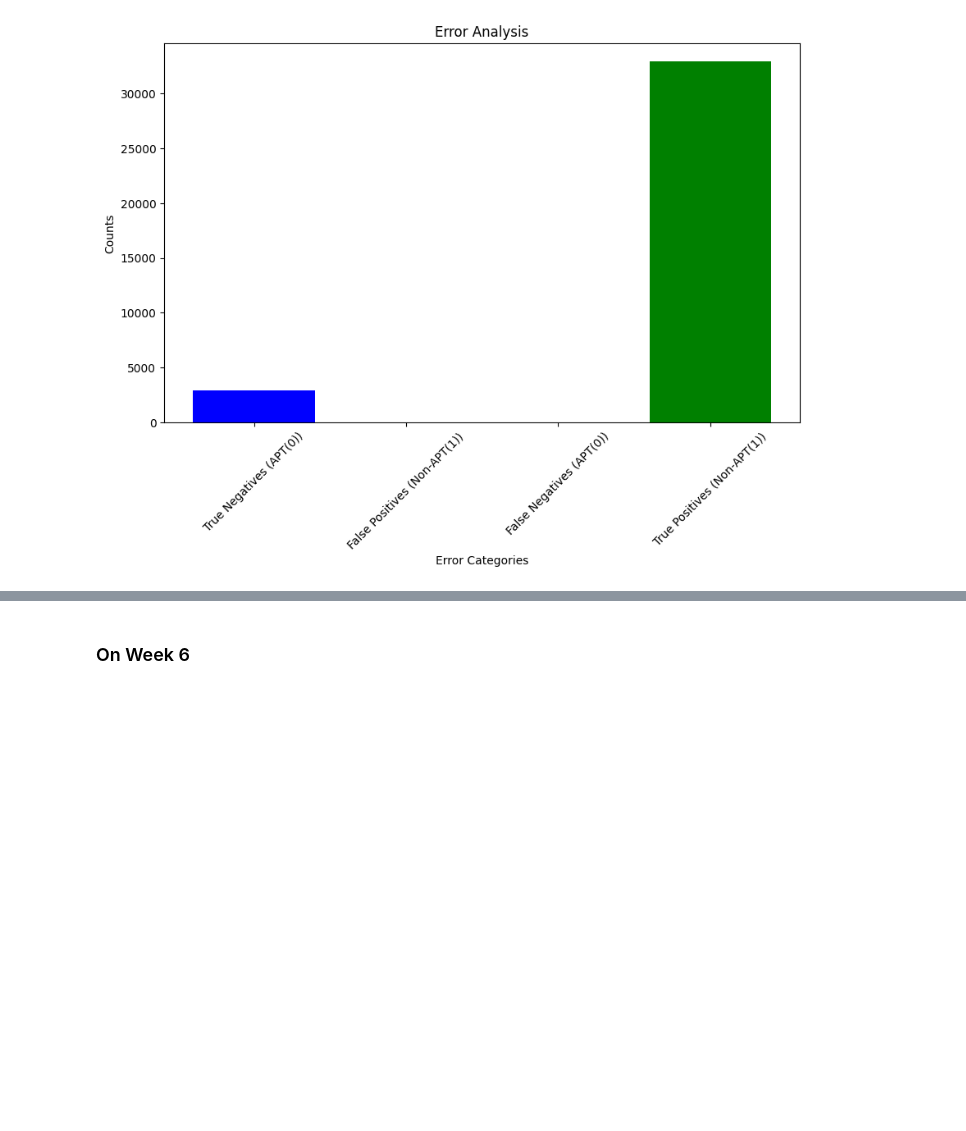
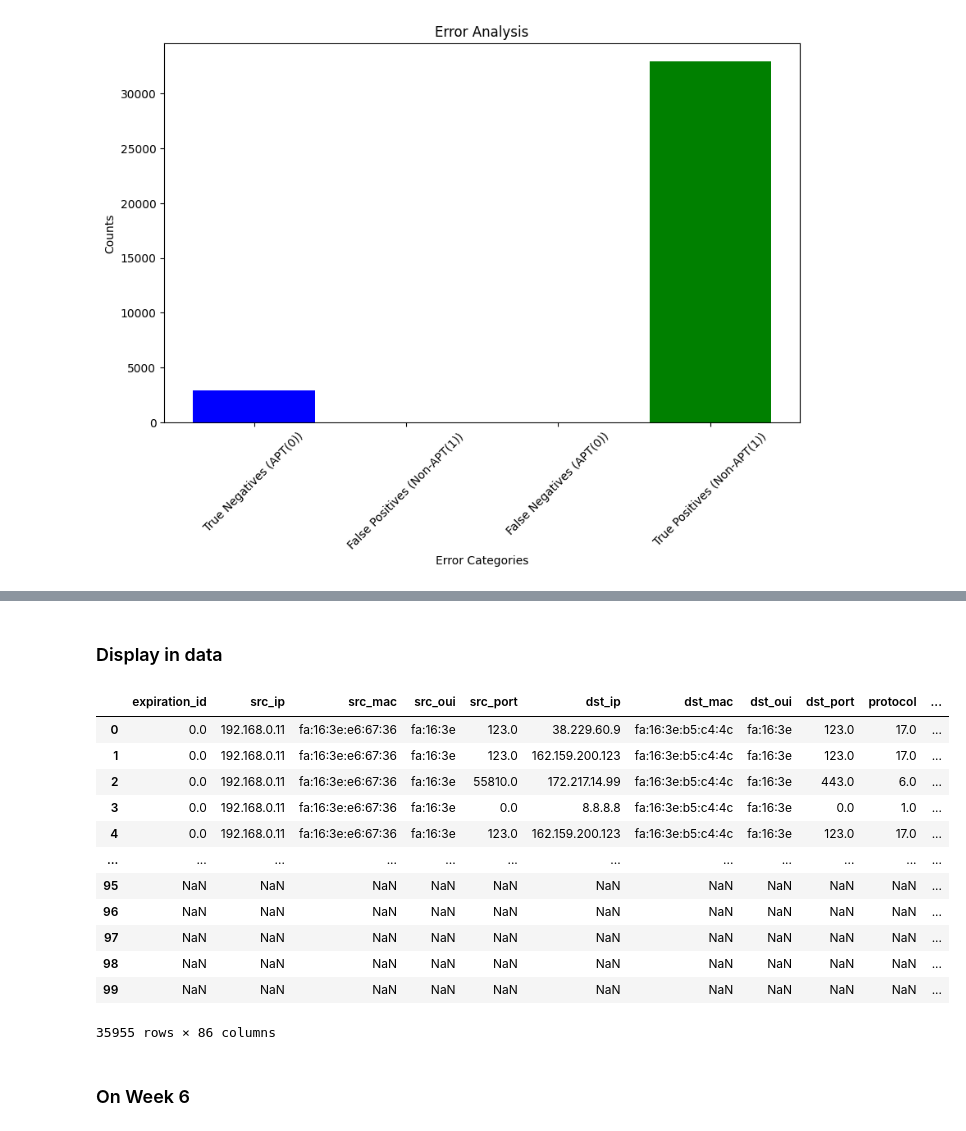
Before and after one commit to rakinplaban/APT_work, a Jupyter notebook: unraveled/cnn_bilstm_unbalanced_graphs.ipynb, the cells around one changed output, grey strips where cells are left out. Cells and saved outputs as stored; diff of their text form; code cells hidden in the pictures; blank space fills up the shorter version.

```diff
--- a/unraveled/cnn_bilstm_unbalanced_graphs.ipynb
+++ b/unraveled/cnn_bilstm_unbalanced_graphs.ipynb
@@ -1722,0 +1219,24 @@ plt.show()
+# %%
+import numpy as np
+import pandas as pd
+
+# Sample predictions, replace with your actual data
+Y_resampled_pred = np.random.randint(0, 2, size=(100, 1))  # Replace with Ground truth
+Y_pred_binary = np.random.randint(0, 2, size=(100, 1))     # Replace with actual predictions
+
+# Ensure predictions are 1-dimensional
+if Y_resampled_pred.ndim > 1:
+    Y_resampled_pred = Y_resampled_pred.flatten()
+
+if Y_pred_binary.ndim > 1:
+    Y_pred_binary = Y_pred_binary.flatten()
+
+# Create a DataFrame to display predictions
+results_df = pd.DataFrame({'Actual': Y_resampled_pred, 'Predicted': Y_pred_binary})
+
+# Map the labels for better readability
+results_df['Actual'] = results_df['Actual'].map({0: 'APT', 1: 'Non-APT'})
+results_df['Predicted'] = results_df['Predicted'].map({0: 'APT', 1: 'Non-APT'})
+
+# Display the first few rows
+results_df.head()
@@ -1723,3 +1250,27 @@ plt.show()
+# %% [markdown]
+### Display in data
+# %%
+df_droped = dataframe.drop(columns=['id','Activity', 'Stage','DefenderResponse','Signature'])
+
+
+frames = [df_droped, results_df]
+
+output_df = pd.concat(frames)
+output_df
+# %% [output]
+|  | expiration_id | src_ip | src_mac | src_oui | src_port | dst_ip | dst_mac | dst_oui | dst_port | protocol | ... |
+| 0 | 0.0 | 192.168.0.11 | fa:16:3e:e6:67:36 | fa:16:3e | 123.0 | 38.229.60.9 | fa:16:3e:b5:c4:4c | fa:16:3e | 123.0 | 17.0 | ... |
+| 1 | 0.0 | 192.168.0.11 | fa:16:3e:e6:67:36 | fa:16:3e | 123.0 | 162.159.200.123 | fa:16:3e:b5:c4:4c | fa:16:3e | 123.0 | 17.0 | ... |
+| 2 | 0.0 | 192.168.0.11 | fa:16:3e:e6:67:36 | fa:16:3e | 55810.0 | 172.217.14.99 | fa:16:3e:b5:c4:4c | fa:16:3e | 443.0 | 6.0 | ... |
+| 3 | 0.0 | 192.168.0.11 | fa:16:3e:e6:67:36 | fa:16:3e | 0.0 | 8.8.8.8 | fa:16:3e:b5:c4:4c | fa:16:3e | 0.0 | 1.0 | ... |
+| 4 | 0.0 | 192.168.0.11 | fa:16:3e:e6:67:36 | fa:16:3e | 123.0 | 162.159.200.123 | fa:16:3e:b5:c4:4c | fa:16:3e | 123.0 | 17.0 | ... |
+| ... | ... | ... | ... | ... | ... | ... | ... | ... | ... | ... | ... |
+| 95 | NaN | NaN | NaN | NaN | NaN | NaN | NaN | NaN | NaN | NaN | ... |
+| 96 | NaN | NaN | NaN | NaN | NaN | NaN | NaN | NaN | NaN | NaN | ... |
+| 97 | NaN | NaN | NaN | NaN | NaN | NaN | NaN | NaN | NaN | NaN | ... |
+| 98 | NaN | NaN | NaN | NaN | NaN | NaN | NaN | NaN | NaN | NaN | ... |
+| 99 | NaN | NaN | NaN | NaN | NaN | NaN | NaN | NaN | NaN | NaN | ... |
+35955 rows × 86 columns
 # %% [markdown]
 ### On Week 6
 # %%
```
Also changed, not shown: parts of 21 cells of this notebook.
